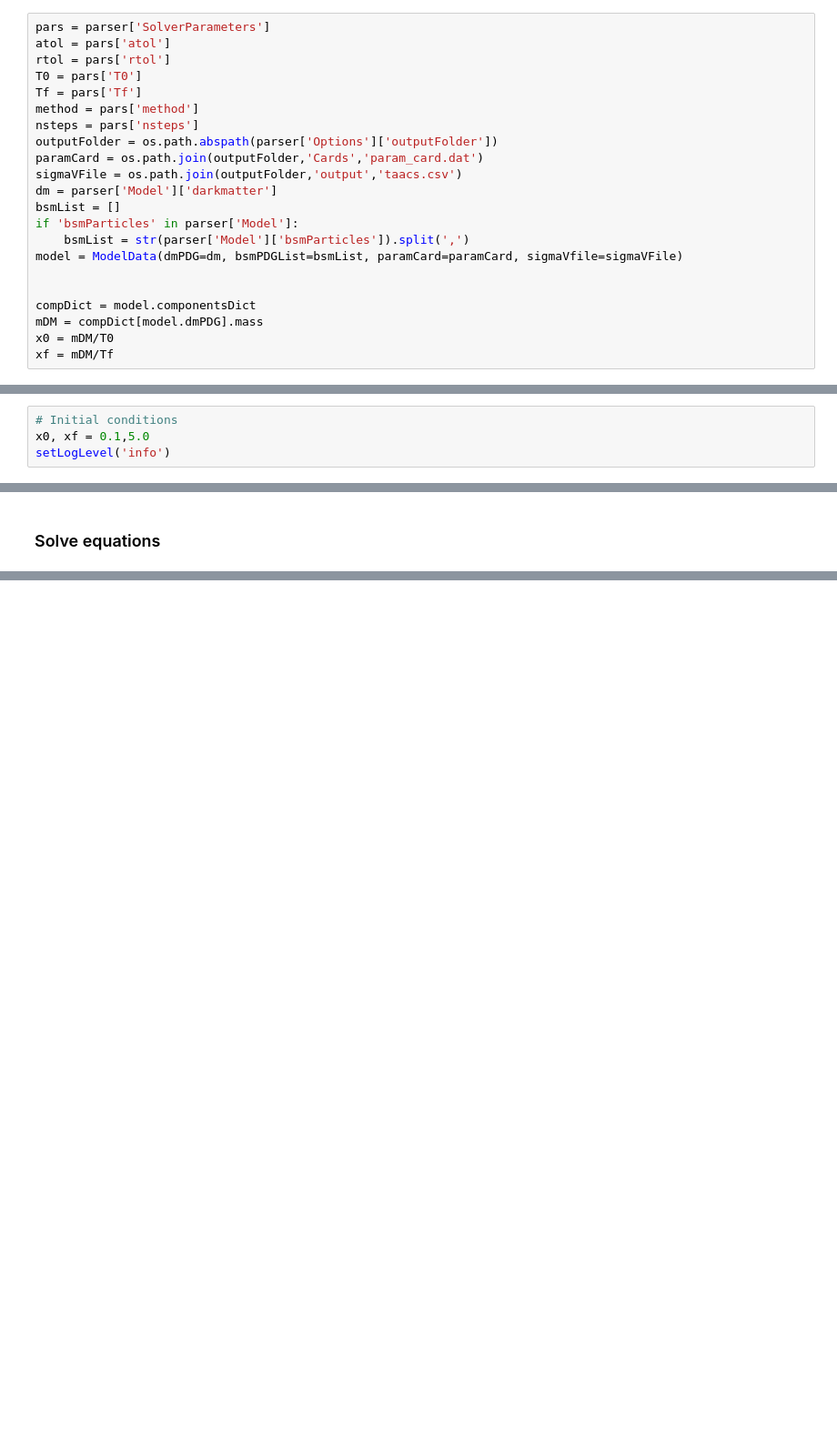
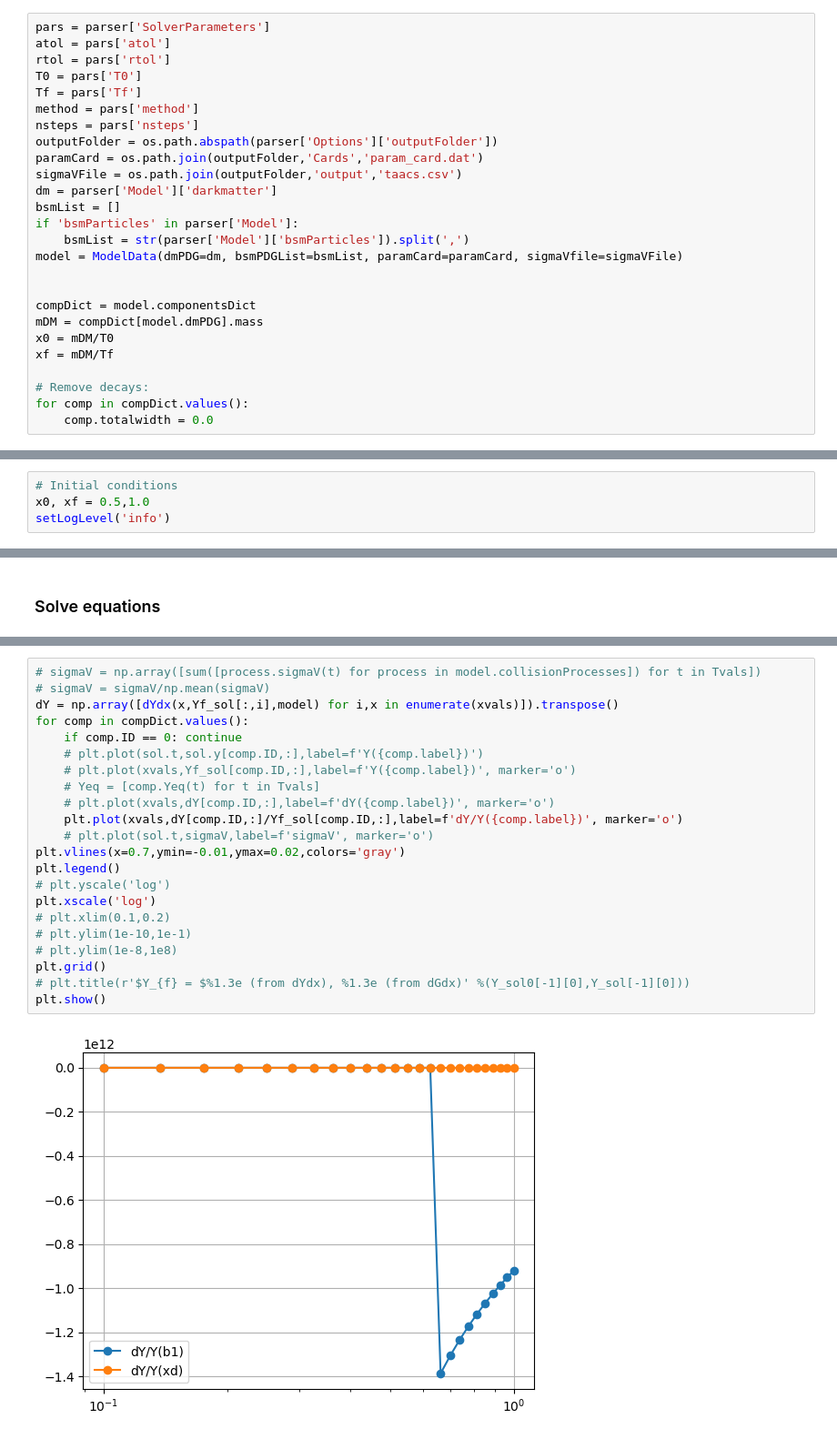
Before and after one commit to gabrielaalevi/DarkCalc, a Jupyter notebook: testSolver.ipynb, the cells around one changed output, grey strips where cells are left out. Shown: that part at 91% size. Cells and saved outputs as stored; diff of their text form; blank space fills up the shorter version.

```diff
--- a/testSolver.ipynb
+++ b/testSolver.ipynb
@@ -37,5 +37,9 @@ compDict = model.componentsDict
 mDM = compDict[model.dmPDG].mass
 x0 = mDM/T0
 xf = mDM/Tf
+
+# Remove decays:
+for comp in compDict.values():
+    comp.totalwidth = 0.0
 # %%
 # Set initila conditions
@@ -52,7 +58,7 @@ for label,comp_y0 in initialCond.items():
 xvals = np.linspace(x0,xf,nsteps)
 # %%
 # Initial conditions
-x0, xf = 0.1,5.0
+x0, xf = 0.5,1.0
 setLogLevel('info')
 # %% [markdown]
 ### Check terms in initial conditions
@@ -156,0 +181,24 @@ plt.show()
+# %%
+# sigmaV = np.array([sum([process.sigmaV(t) for process in model.collisionProcesses]) for t in Tvals])
+# sigmaV = sigmaV/np.mean(sigmaV)
+dY = np.array([dYdx(x,Yf_sol[:,i],model) for i,x in enumerate(xvals)]).transpose()
+for comp in compDict.values():
+    if comp.ID == 0: continue
+    # plt.plot(sol.t,sol.y[comp.ID,:],label=f'Y({comp.label})')
+    # plt.plot(xvals,Yf_sol[comp.ID,:],label=f'Y({comp.label})', marker='o')
+    # Yeq = [comp.Yeq(t) for t in Tvals]
+    # plt.plot(xvals,dY[comp.ID,:],label=f'dY({comp.label})', marker='o')
+    plt.plot(xvals,dY[comp.ID,:]/Yf_sol[comp.ID,:],label=f'dY/Y({comp.label})', marker='o')
+    # plt.plot(sol.t,sigmaV,label=f'sigmaV', marker='o')
+plt.vlines(x=0.7,ymin=-0.01,ymax=0.02,colors='gray')
+plt.legend()
+# plt.yscale('log')
+plt.xscale('log')
+# plt.xlim(0.1,0.2)
+# plt.ylim(1e-10,1e-1)
+# plt.ylim(1e-8,1e8)
+plt.grid()
+# plt.title(r'$Y_{f} = $%1.3e (from dYdx), %1.3e (from dGdx)' %(Y_sol0[-1][0],Y_sol[-1][0]))
+plt.show()
+# %% [output]
+[figure, added]
```
Also changed, not shown: parts of 17 cells of this notebook, 3 other files.
